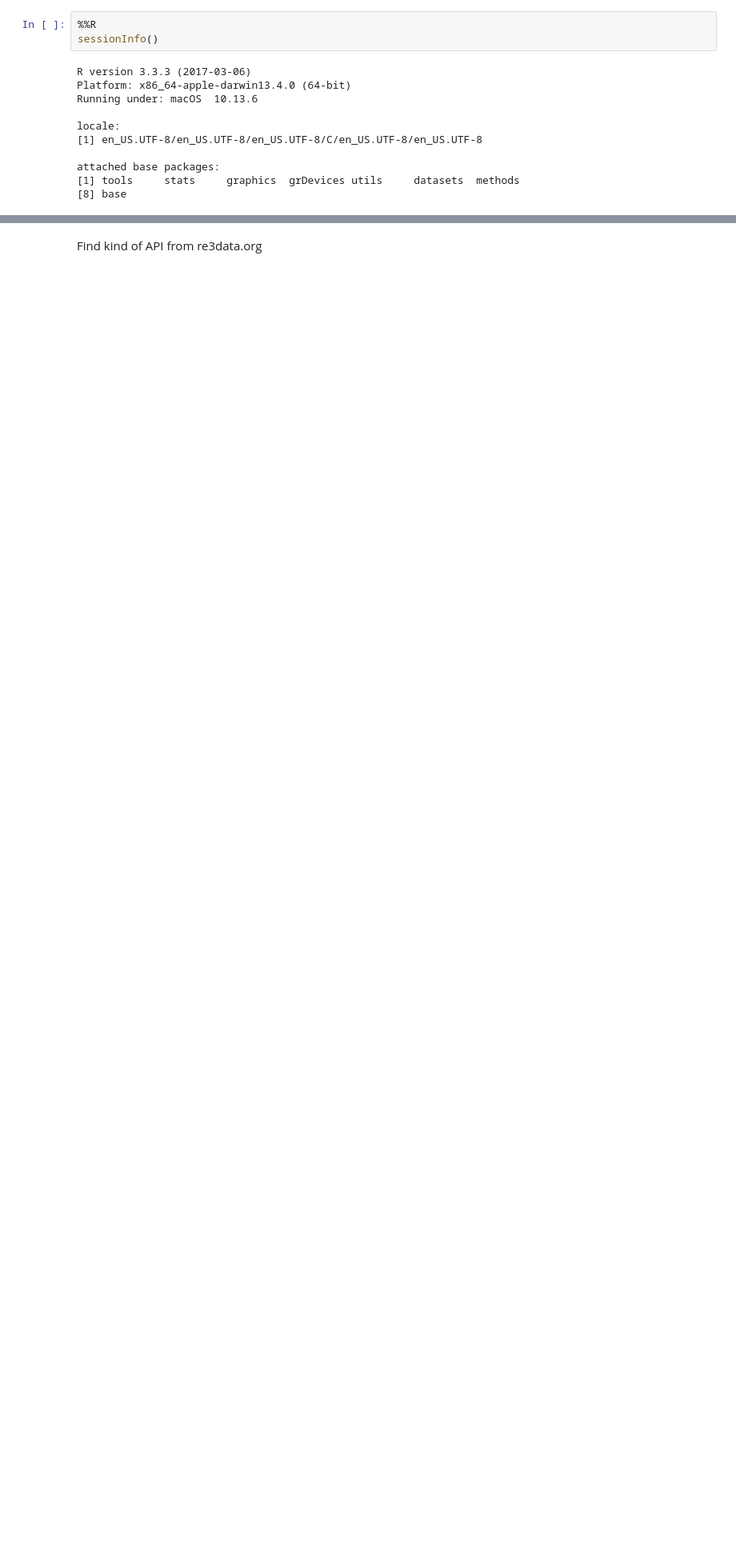
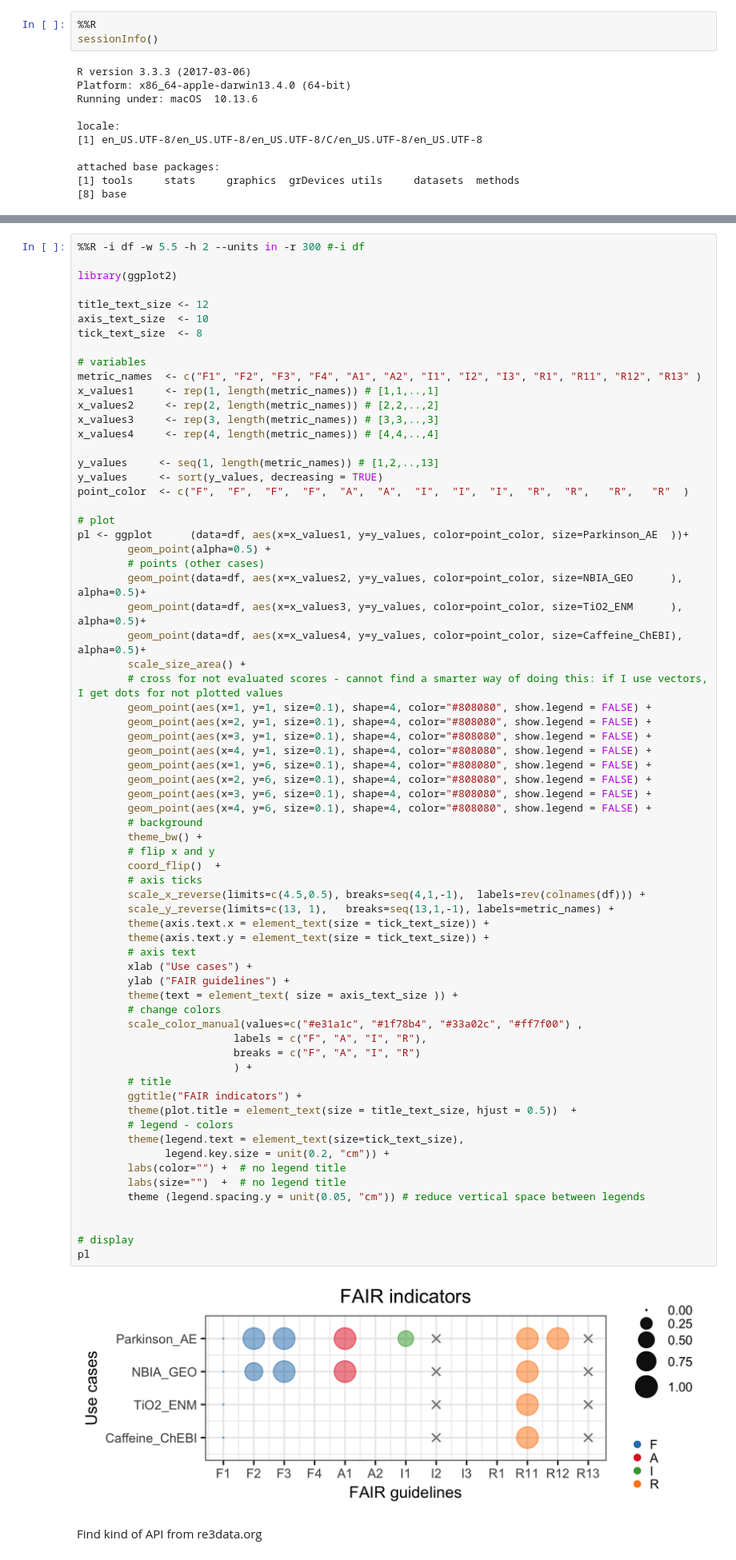
Before and after one commit to sbonaretti/FAIR_metrics, a Jupyter notebook: code/FAIR_analysis.ipynb, the cells around one changed output, grey strips where cells are left out. Shown: that part at 80% size. Drawn from its saved outputs; the diff is of its cells as text; blank space fills up the shorter version.

```diff
--- a/code/FAIR_analysis.ipynb
+++ b/code/FAIR_analysis.ipynb
@@ -142,3 +186,73 @@ attached base packages:
+# %%
+%%R -i df -w 5.5 -h 2 --units in -r 300 #-i df
+
+library(ggplot2)
+
+title_text_size <- 12
+axis_text_size  <- 10
+tick_text_size  <- 8
+
+# variables
+metric_names  <- c("F1", "F2", "F3", "F4", "A1", "A2", "I1", "I2", "I3", "R1", "R11", "R12", "R13" )
+x_values1     <- rep(1, length(metric_names)) # [1,1,..,1]
+x_values2     <- rep(2, length(metric_names)) # [2,2,..,2]
+x_values3     <- rep(3, length(metric_names)) # [3,3,..,3]
+x_values4     <- rep(4, length(metric_names)) # [4,4,..,4]
+
+y_values     <- seq(1, length(metric_names)) # [1,2,..,13]
+y_values     <- sort(y_values, decreasing = TRUE)
+point_color  <- c("F",  "F",  "F",  "F",  "A",  "A",  "I",  "I",  "I",  "R",  "R",   "R",   "R"  )
+
+# plot
+pl <- ggplot      (data=df, aes(x=x_values1, y=y_values, color=point_color, size=Parkinson_AE  ))+
+        geom_point(alpha=0.5) +
+        # points (other cases)
+        geom_point(data=df, aes(x=x_values2, y=y_values, color=point_color, size=NBIA_GEO      ), alpha=0.5)+
+        geom_point(data=df, aes(x=x_values3, y=y_values, color=point_color, size=TiO2_ENM      ), alpha=0.5)+
+        geom_point(data=df, aes(x=x_values4, y=y_values, color=point_color, size=Caffeine_ChEBI), alpha=0.5)+
+        scale_size_area() +
+        # cross for not evaluated scores - cannot find a smarter way of doing this: if I use vectors, I get dots for not plotted values
+        geom_point(aes(x=1, y=1, size=0.1), shape=4, color="#808080", show.legend = FALSE) +
+        geom_point(aes(x=2, y=1, size=0.1), shape=4, color="#808080", show.legend = FALSE) +
+        geom_point(aes(x=3, y=1, size=0.1), shape=4, color="#808080", show.legend = FALSE) +
+        geom_point(aes(x=4, y=1, size=0.1), shape=4, color="#808080", show.legend = FALSE) +
+        geom_point(aes(x=1, y=6, size=0.1), shape=4, color="#808080", show.legend = FALSE) +
+        geom_point(aes(x=2, y=6, size=0.1), shape=4, color="#808080", show.legend = FALSE) +
+        geom_point(aes(x=3, y=6, size=0.1), shape=4, color="#808080", show.legend = FALSE) +
+        geom_point(aes(x=4, y=6, size=0.1), shape=4, color="#808080", show.legend = FALSE) +
+        # background
+        theme_bw() +
+        # flip x and y
+        coord_flip()  +
+        # axis ticks
+        scale_x_reverse(limits=c(4.5,0.5), breaks=seq(4,1,-1),  labels=rev(colnames(df))) +
+        scale_y_reverse(limits=c(13, 1),   breaks=seq(13,1,-1), labels=metric_names) +
+        theme(axis.text.x = element_text(size = tick_text_size)) +
+        theme(axis.text.y = element_text(size = tick_text_size)) +
+        # axis text
+        xlab ("Use cases") +
+        ylab ("FAIR guidelines") +
+        theme(text = element_text( size = axis_text_size )) +
+        # change colors
+        scale_color_manual(values=c("#e31a1c", "#1f78b4", "#33a02c", "#ff7f00") ,
+                         labels = c("F", "A", "I", "R"),
+                         breaks = c("F", "A", "I", "R")
+                         ) +
+        # title
+        ggtitle("FAIR indicators") +
+        theme(plot.title = element_text(size = title_text_size, hjust = 0.5))  +
+        # legend - colors
+        theme(legend.text = element_text(size=tick_text_size),
+              legend.key.size = unit(0.2, "cm")) +
+        labs(color="") +  # no legend title
+        labs(size="")  +  # no legend title
+        theme (legend.spacing.y = unit(0.05, "cm")) # reduce vertical space between legends
+
+
+# display
+pl
+# %% [output]
+[figure, added]
 # %% [markdown]
 Find kind of API from re3data.org
 # %%
```
Also changed, not shown: parts of 4 cells of this notebook, 2 other files.
